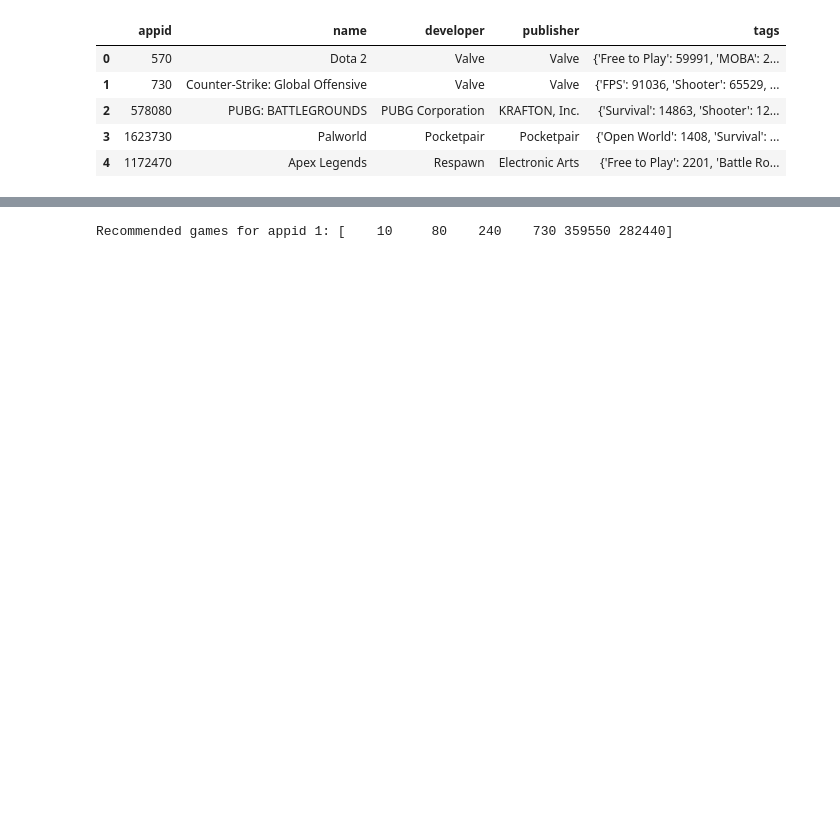
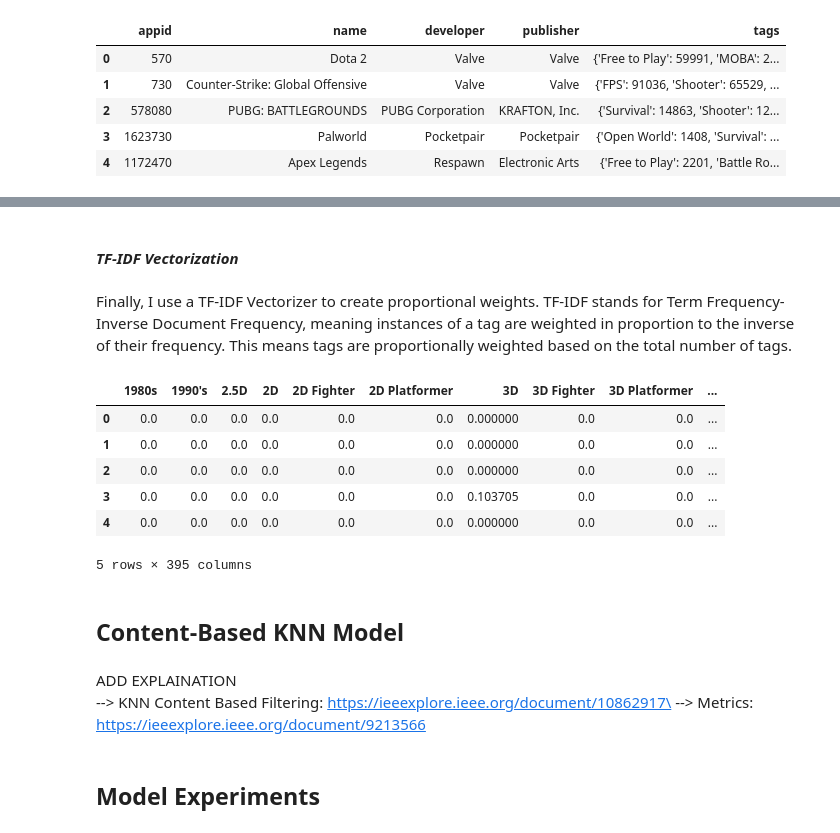
Before and after one commit to youssefevan/itcs-5154, a Jupyter notebook: project/project.ipynb, the cells around one changed output, grey strips where cells are left out. Drawn from its saved outputs; the diff is of its cells as text; code cells hidden in the pictures; blank space fills up the shorter version.

```diff
--- a/project/project.ipynb
+++ b/project/project.ipynb
@@ -130,22 +158,57 @@ df_features = pd.concat([df[['appid']], df_tags], axis=1)
+# %% [markdown]
+#### *TF-IDF Vectorization*
+# %% [markdown]
+Finally, I use a TF-IDF Vectorizer to create proportional weights. TF-IDF stands for Term Frequency-Inverse Document Frequency, meaning instances of a tag are weighted in proportion to the inverse of their frequency. This means tags are proportionally weighted based on the total number of tags.
+# %%
+tfidf = TfidfTransformer()
+X_tfidf = tfidf.fit_transform(X_counts)
+X_tfidf_df = pd.DataFrame(X_tfidf.toarray(), columns=vectorizer.get_feature_names_out())
+
+X_tfidf_df.head()
+# %% [output]
+|  | 1980s | 1990's | 2.5D | 2D | 2D Fighter | 2D Platformer | 3D | 3D Fighter | 3D Platformer | ... |
+| 0 | 0.0 | 0.0 | 0.0 | 0.0 | 0.0 | 0.0 | 0.000000 | 0.0 | 0.0 | ... |
+| 1 | 0.0 | 0.0 | 0.0 | 0.0 | 0.0 | 0.0 | 0.000000 | 0.0 | 0.0 | ... |
+| 2 | 0.0 | 0.0 | 0.0 | 0.0 | 0.0 | 0.0 | 0.000000 | 0.0 | 0.0 | ... |
+| 3 | 0.0 | 0.0 | 0.0 | 0.0 | 0.0 | 0.0 | 0.103705 | 0.0 | 0.0 | ... |
+| 4 | 0.0 | 0.0 | 0.0 | 0.0 | 0.0 | 0.0 | 0.000000 | 0.0 | 0.0 | ... |
+5 rows × 395 columns
+# %% [markdown]
+## **Content-Based KNN Model**
+# %% [markdown]
+ADD EXPLAINATION\
+--> KNN Content Based Filtering: https://ieeexplore.ieee.org/document/10862917\
+--> Metrics: https://ieeexplore.ieee.org/document/9213566
 # %%
 from sklearn.neighbors import NearestNeighbors
 
-knn = NearestNeighbors(n_neighbors=6, metric='euclidean')
-knn.fit(df_features.drop('appid', axis=1))
+def get_recommendations(input_appid, features, _metric, neighbors):
+    # extract features
+    df_features = pd.concat([df[['appid']], features], axis=1)
 
-def recommend_similar_games(input_appid):
     input_features = df_features[df_features['appid'] == input_appid].drop('appid', axis=1)
 
+    # check for app id
     if input_features.empty:
-        print(f"No features found for AppID {input_appid}.")
-        return []
+        raise ValueError(f"No features found for AppID {input_appid}.")
 
+    # configure model
+    knn = NearestNeighbors(n_neighbors=neighbors + 1, metric=_metric)
+    knn.fit(features)
+
+    # run model
     distances, indices = knn.kneighbors(input_features)
 
     recommended_game_ids = df_features.iloc[indices[0]]['appid'].values
+    recommended_game_ids = recommended_game_ids[recommended_game_ids != input_appid][:neighbors]
+
+    # print output
+    print('### More Games Like', app_data[str(input_appid)]['name'], "###")
+
+    for i in recommended_game_ids:
+        print(app_data[str(i)]['name'])
+
+    ## return ids
     return recommended_game_ids
-
-recommended_games = recommend_similar_games(10)
-print(f"Recommended games: {recommended_games}")
-# %% [output]
-Recommended games for appid 1: [    10     80    240    730 359550 282440]
+# %% [markdown]
+## **Model Experiments**
```
Also changed, not shown: parts of 19 cells of this notebook.
